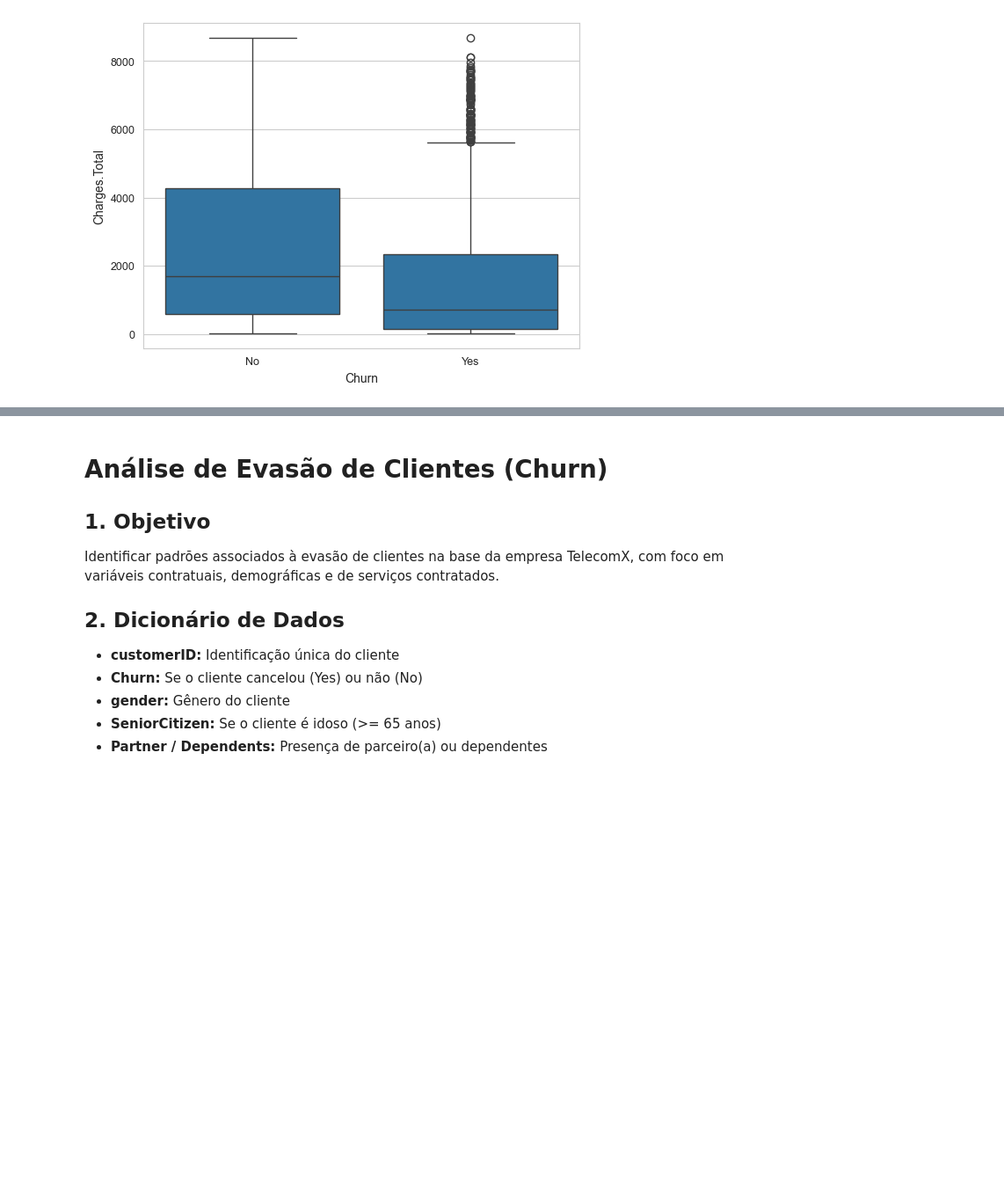
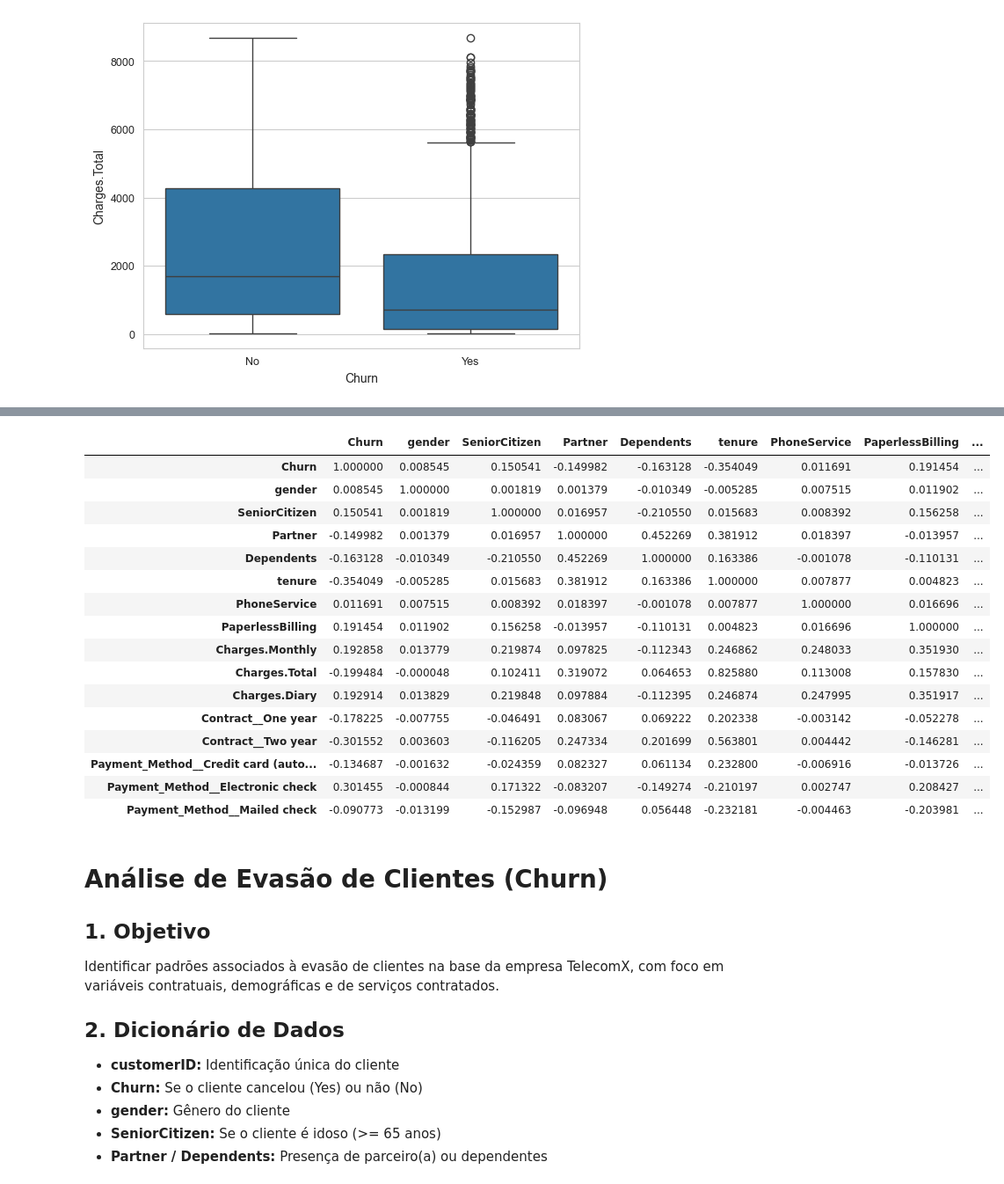
Before and after one commit to just-fontaine/challenge-telecom, a Jupyter notebook: main.ipynb, the cells around one changed output, grey strips where cells are left out. Shown: that part at 88% size. Cells and saved outputs as stored; diff of their text form; code cells hidden in the pictures; blank space fills up the shorter version.

```diff
--- a/main.ipynb
+++ b/main.ipynb
@@ -557,3 +557,23 @@ plt.show()
+# %%
+df_padronizado.corr(numeric_only=True)
+# %% [output]
+|  | Churn | gender | SeniorCitizen | Partner | Dependents | tenure | PhoneService | PaperlessBilling | ... |
+| Churn | 1.000000 | 0.008545 | 0.150541 | -0.149982 | -0.163128 | -0.354049 | 0.011691 | 0.191454 | ... |
+| gender | 0.008545 | 1.000000 | 0.001819 | 0.001379 | -0.010349 | -0.005285 | 0.007515 | 0.011902 | ... |
+| SeniorCitizen | 0.150541 | 0.001819 | 1.000000 | 0.016957 | -0.210550 | 0.015683 | 0.008392 | 0.156258 | ... |
+| Partner | -0.149982 | 0.001379 | 0.016957 | 1.000000 | 0.452269 | 0.381912 | 0.018397 | -0.013957 | ... |
+| Dependents | -0.163128 | -0.010349 | -0.210550 | 0.452269 | 1.000000 | 0.163386 | -0.001078 | -0.110131 | ... |
+| tenure | -0.354049 | -0.005285 | 0.015683 | 0.381912 | 0.163386 | 1.000000 | 0.007877 | 0.004823 | ... |
+| PhoneService | 0.011691 | 0.007515 | 0.008392 | 0.018397 | -0.001078 | 0.007877 | 1.000000 | 0.016696 | ... |
+| PaperlessBilling | 0.191454 | 0.011902 | 0.156258 | -0.013957 | -0.110131 | 0.004823 | 0.016696 | 1.000000 | ... |
+| Charges.Monthly | 0.192858 | 0.013779 | 0.219874 | 0.097825 | -0.112343 | 0.246862 | 0.248033 | 0.351930 | ... |
+| Charges.Total | -0.199484 | -0.000048 | 0.102411 | 0.319072 | 0.064653 | 0.825880 | 0.113008 | 0.157830 | ... |
+| Charges.Diary | 0.192914 | 0.013829 | 0.219848 | 0.097884 | -0.112395 | 0.246874 | 0.247995 | 0.351917 | ... |
+| Contract__One year | -0.178225 | -0.007755 | -0.046491 | 0.083067 | 0.069222 | 0.202338 | -0.003142 | -0.052278 | ... |
+| Contract__Two year | -0.301552 | 0.003603 | -0.116205 | 0.247334 | 0.201699 | 0.563801 | 0.004442 | -0.146281 | ... |
+| Payment_Method__Credit card (auto... | -0.134687 | -0.001632 | -0.024359 | 0.082327 | 0.061134 | 0.232800 | -0.006916 | -0.013726 | ... |
+| Payment_Method__Electronic check | 0.301455 | -0.000844 | 0.171322 | -0.083207 | -0.149274 | -0.210197 | 0.002747 | 0.208427 | ... |
+| Payment_Method__Mailed check | -0.090773 | -0.013199 | -0.152987 | -0.096948 | 0.056448 | -0.232181 | -0.004463 | -0.203981 | ... |
 # %% [markdown]
 <!DOCTYPE html>
 <html lang="pt-BR">
```
Also changed, not shown: parts of 1 cell of this notebook.
